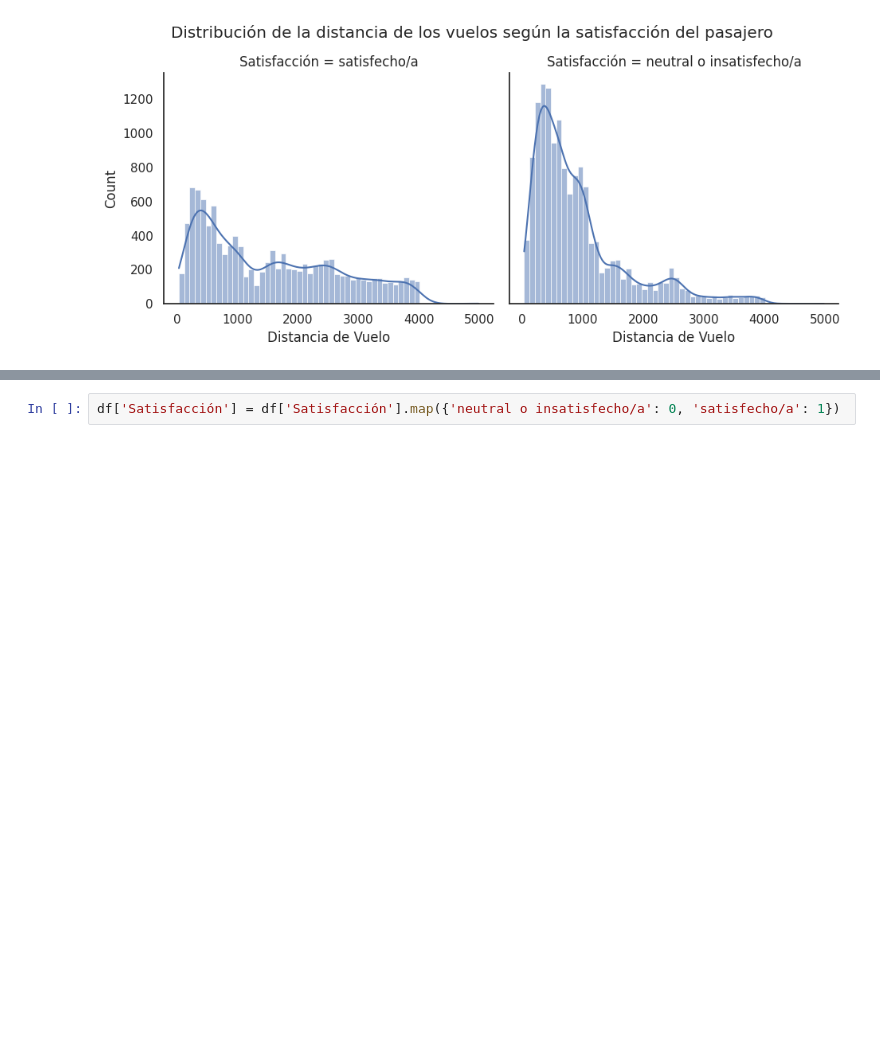
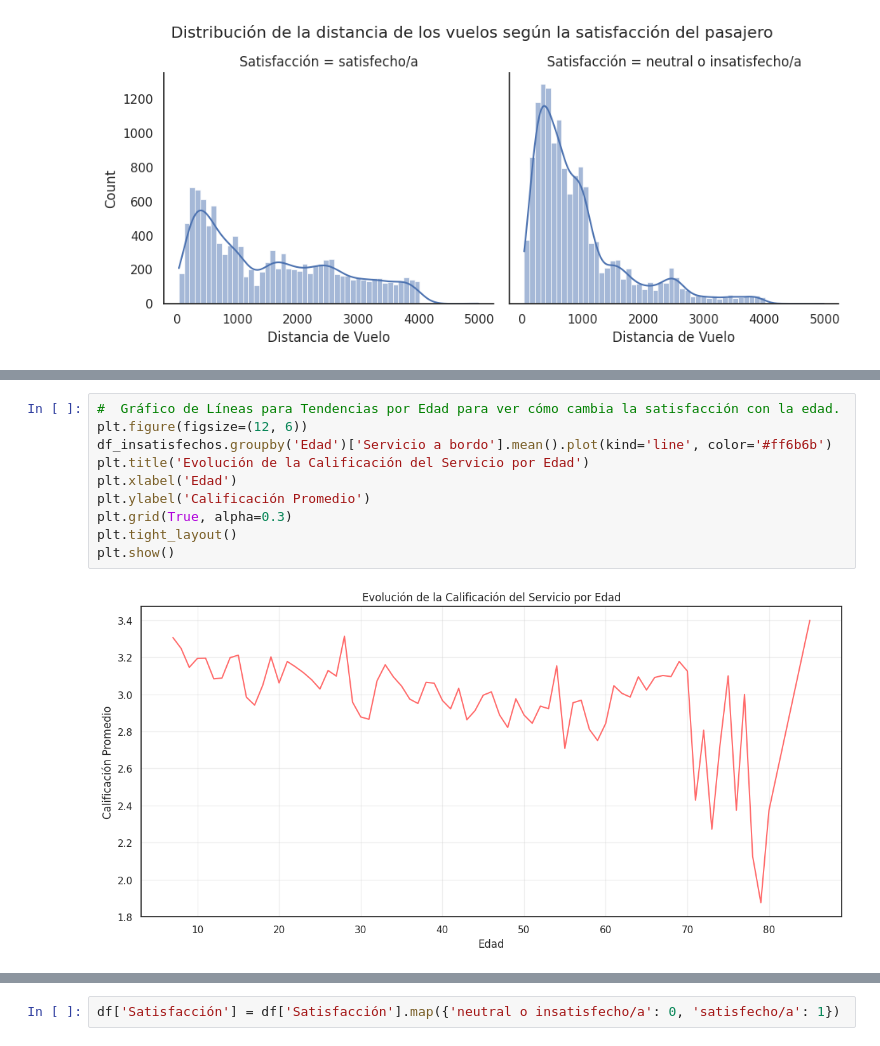
Before and after one commit to tomasrojas88/Data_Science_1, a Jupyter notebook: Satisfacción_Clientes_Aerolíneas.ipynb, the cells around one changed output, grey strips where cells are left out. Saved outputs shown, nothing was run; the diff lists cells and outputs as text; blank space fills up the shorter version.

```diff
--- a/Satisfacción_Clientes_Aerolíneas.ipynb
+++ b/Satisfacción_Clientes_Aerolíneas.ipynb
@@ -467,0 +539,12 @@ plt.show()
+# %%
+#  Gráfico de Líneas para Tendencias por Edad para ver cómo cambia la satisfacción con la edad.
+plt.figure(figsize=(12, 6))
+df_insatisfechos.groupby('Edad')['Servicio a bordo'].mean().plot(kind='line', color='#ff6b6b')
+plt.title('Evolución de la Calificación del Servicio por Edad')
+plt.xlabel('Edad')
+plt.ylabel('Calificación Promedio')
+plt.grid(True, alpha=0.3)
+plt.tight_layout()
+plt.show()
+# %% [output]
+[figure, added]
```
Also changed, not shown: parts of 33 cells of this notebook.
